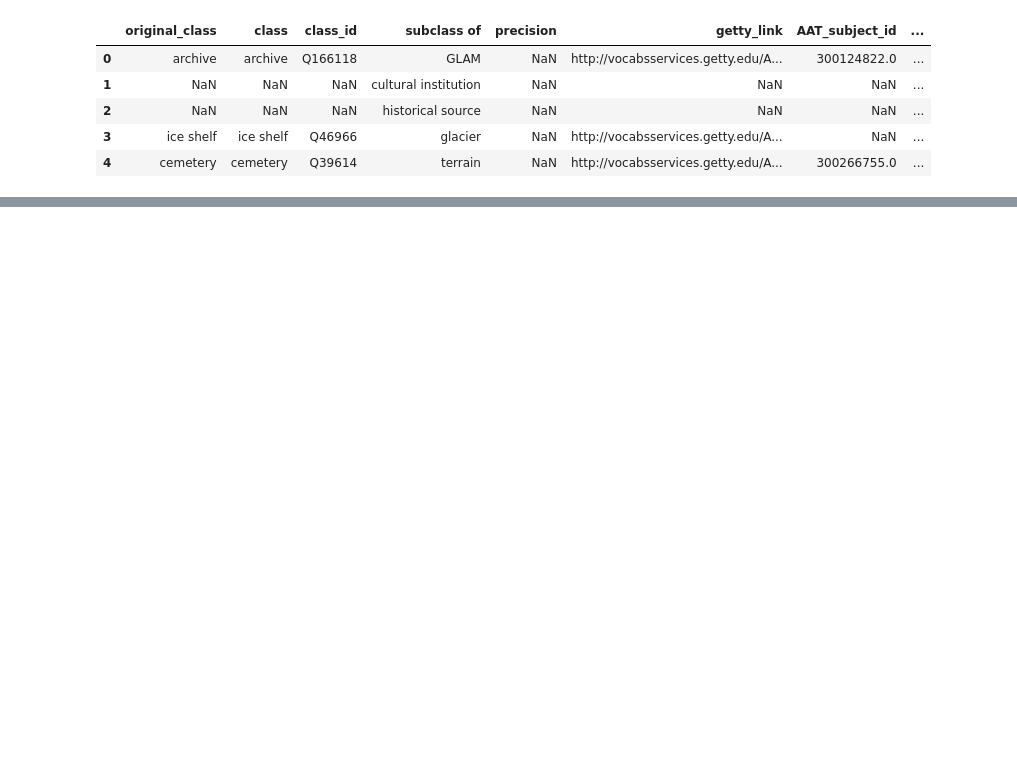
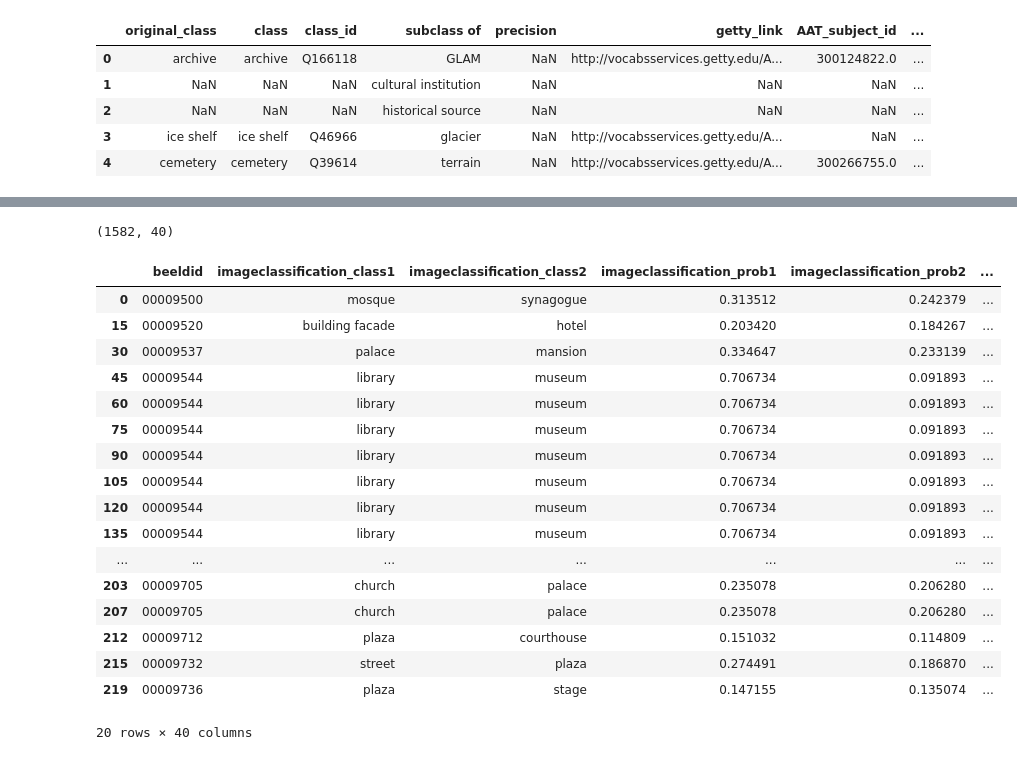
Before and after one commit to DalavanCloud/UGESCO, a Jupyter notebook: main_notebook.ipynb, the cells around one changed output, grey strips where cells are left out. Drawn from its saved outputs; the diff is of its cells as text; code cells hidden in the pictures; blank space fills up the shorter version.

```diff
--- a/main_notebook.ipynb
+++ b/main_notebook.ipynb
@@ -91,0 +108,6 @@ data.head()
+# %%
+#join/merge with pallas_photothèque to get the keywords
+phototeque = pd.read_csv("data/phototheque_pallas.csv", encoding="utf8", dtype={'beeldid': str})
+#phototeque.head()
+data = pd.merge(data, phototeque, how='left', on=['beeldid'], suffixes=['', '_x'])
+data.head()
@@ -116,2 +125,6 @@ data[data['precision'].isnull()]
 # %%
 #join/merge with pallas_motcles_lieux_complet.csv to get the locations in the keywords
+mots_cles = pd.read_csv("data/pallas_motcles_lieux_complet.csv", encoding="utf8")
+#mots_cles.head()
+data = pd.merge(data, mots_cles, how='left', left_on=['keywords_fr'], right_on=['keyword'], suffixes=['', '_x'])
+data.head()
@@ -117,0 +139,27 @@ data[data['precision'].isnull()]
+# %%
+#filter rows with non null value in loc_name
+locs = data[data['loc_name'].notnull()]
+locs.shape
+# %% [output]
+(1582, 40)
+# %%
+locs.head(20)
+# %% [output]
+|  | beeldid | imageclassification_class1 | imageclassification_class2 | imageclassification_prob1 | imageclassification_prob2 | ... |
+| 0 | 00009500 | mosque | synagogue | 0.313512 | 0.242379 | ... |
+| 15 | 00009520 | building facade | hotel | 0.203420 | 0.184267 | ... |
+| 30 | 00009537 | palace | mansion | 0.334647 | 0.233139 | ... |
+| 45 | 00009544 | library | museum | 0.706734 | 0.091893 | ... |
+| 60 | 00009544 | library | museum | 0.706734 | 0.091893 | ... |
+| 75 | 00009544 | library | museum | 0.706734 | 0.091893 | ... |
+| 90 | 00009544 | library | museum | 0.706734 | 0.091893 | ... |
+| 105 | 00009544 | library | museum | 0.706734 | 0.091893 | ... |
+| 120 | 00009544 | library | museum | 0.706734 | 0.091893 | ... |
+| 135 | 00009544 | library | museum | 0.706734 | 0.091893 | ... |
+| ... | ... | ... | ... | ... | ... | ... |
+| 203 | 00009705 | church | palace | 0.235078 | 0.206280 | ... |
+| 207 | 00009705 | church | palace | 0.235078 | 0.206280 | ... |
+| 212 | 00009712 | plaza | courthouse | 0.151032 | 0.114809 | ... |
+| 215 | 00009732 | street | plaza | 0.274491 | 0.186870 | ... |
+| 219 | 00009736 | plaza | stage | 0.147155 | 0.135074 | ... |
+20 rows × 40 columns
```
Also changed, not shown: parts of 19 cells of this notebook, 8 other files.
